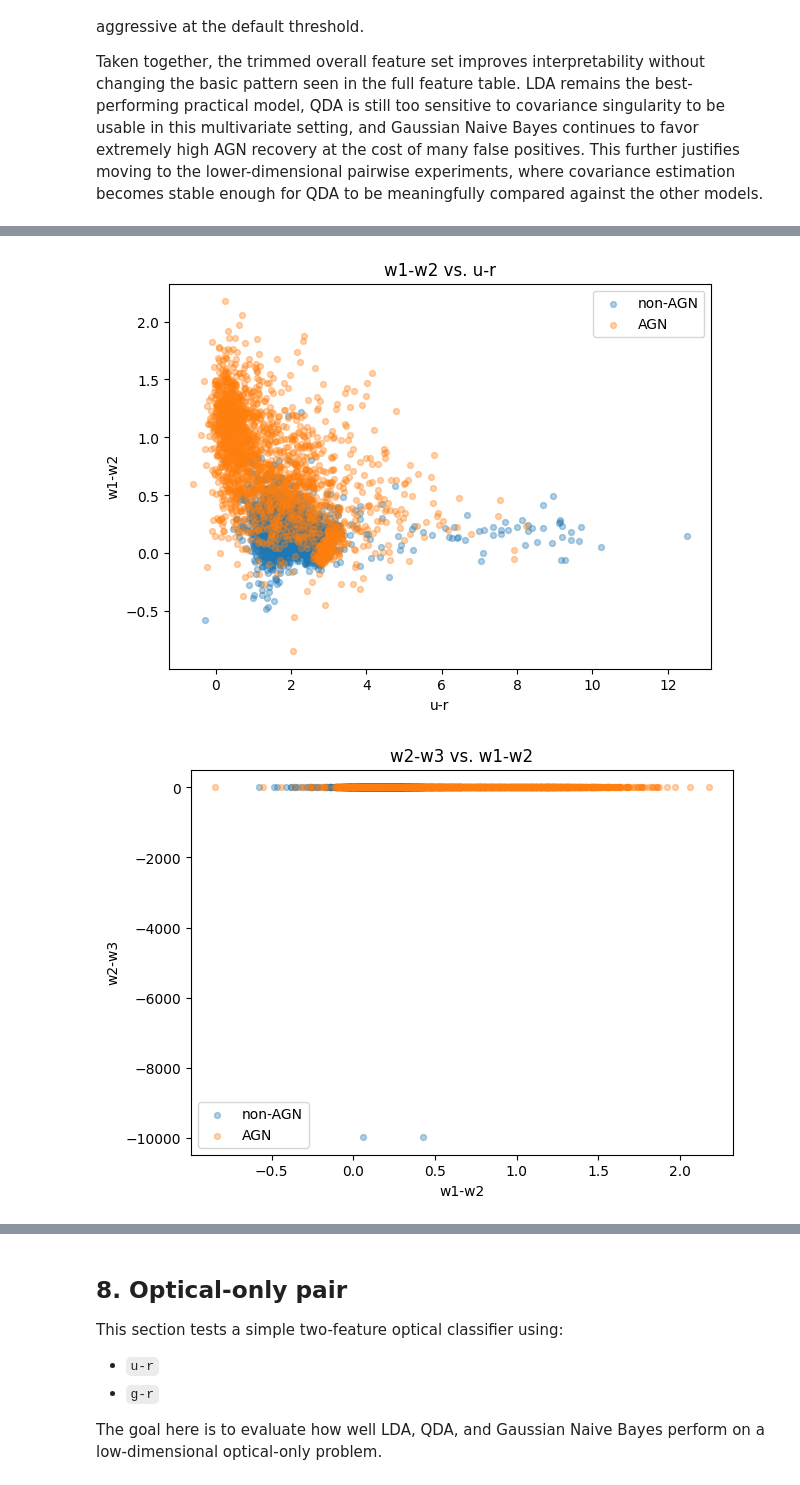
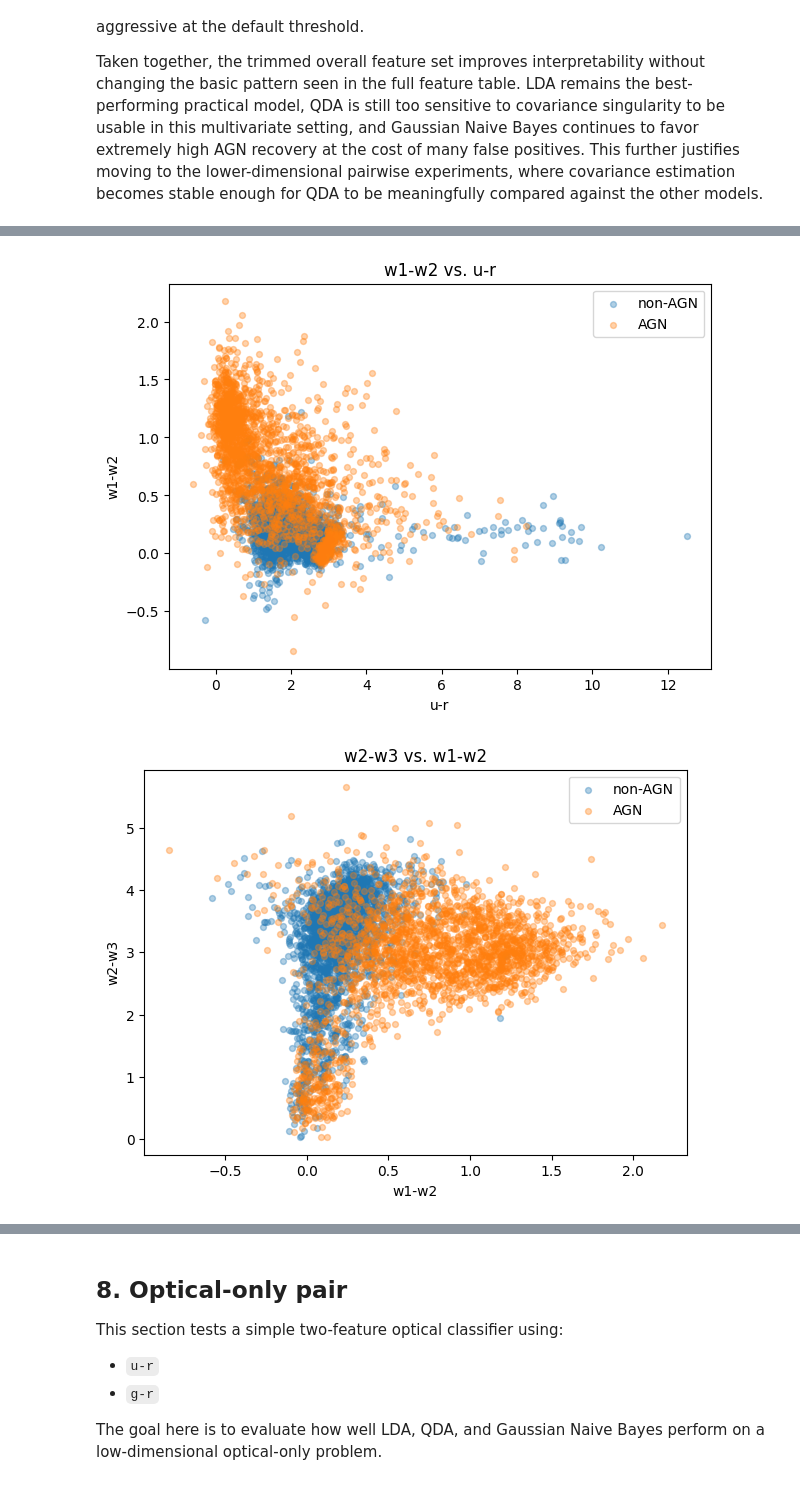
Before and after one commit to OrangeChicky/DATA602_AGN, a Jupyter notebook: AGN_LDA_QDA_GNB_ANALYSIS.ipynb, the cells around one changed output, grey strips where cells are left out. Drawn from its saved outputs; the diff is of its cells as text; code cells hidden in the pictures.

```diff
--- a/AGN_LDA_QDA_GNB_ANALYSIS.ipynb
+++ b/AGN_LDA_QDA_GNB_ANALYSIS.ipynb
@@ -432,4 +445,7 @@ These plots are used as a **screening tool** rather than a formal feature-import
 # %%
+# ---------------------------------
+# Feature pairs and histogram features
+# ---------------------------------
 feature_pairs_to_plot = [
     ("u-r", "g-r"),
     ("u-r", "w1-w2"),
@@ -448,36 +464,51 @@ hist_features = [
     "s2_hA"
 ]
 
+df_plot = df_clean.copy()
+
+# Remove the two non-AGN outliers in w2-w3 near -10000
+df_plot = df_plot[~((df_plot["is_AGN"] == 0) & (df_plot["w2-w3"] < -1000))]
+
+# Remove AGN outlier(s) with o3_hB = -10
+df_plot = df_plot[~((df_plot["is_AGN"] == 1) & (df_plot["o3_hB"] <= -9))]
+
+# Remove AGN outlier with s2_hA = 25
+df_plot = df_plot[~((df_plot["is_AGN"] == 1) & (df_plot["s2_hA"] >= 20))]
+
+# ---------------------------------
 # Pairwise scatter plots
+# ---------------------------------
 for x_feat, y_feat in feature_pairs_to_plot:
-    plot_df = df_clean[[x_feat, y_feat, "is_AGN"]].dropna()
+    plot_df = df_plot[[x_feat, y_feat, "is_AGN"]].dropna()
     agn_plot = plot_df[plot_df["is_AGN"] == 1]
     non_agn_plot = plot_df[plot_df["is_AGN"] == 0]
 
     plt.figure(figsize=(7, 5))
     plt.scatter(non_agn_plot[x_feat], non_agn_plot[y_feat], alpha=0.35, s=18, label="non-AGN")
     plt.scatter(agn_plot[x_feat], agn_plot[y_feat], alpha=0.35, s=18, label="AGN")
     plt.xlabel(x_feat)
     plt.ylabel(y_feat)
     plt.title(f"{y_feat} vs. {x_feat}")
     plt.legend()
     plt.show()
 
+# ---------------------------------
 # Overlaid histograms
+# ---------------------------------
 for feat in hist_features:
-    plot_df = df_clean[[feat, "is_AGN"]].dropna()
+    plot_df = df_plot[[feat, "is_AGN"]].dropna()
     agn_plot = plot_df[plot_df["is_AGN"] == 1]
     non_agn_plot = plot_df[plot_df["is_AGN"] == 0]
 
     plt.figure(figsize=(7, 5))
     plt.hist(non_agn_plot[feat], bins=30, alpha=0.5, density=True, label="non-AGN")
     plt.hist(agn_plot[feat], bins=30, alpha=0.5, density=True, label="AGN")
     plt.xlabel(feat)
     plt.ylabel("Density")
     plt.title(f"Distribution of {feat}")
     plt.legend()
     plt.show()
 # %% [output]
 [figure]
 [figure]
-[figure, old version]
+[figure, new version]
```
Also changed, not shown: parts of 22 cells of this notebook.
